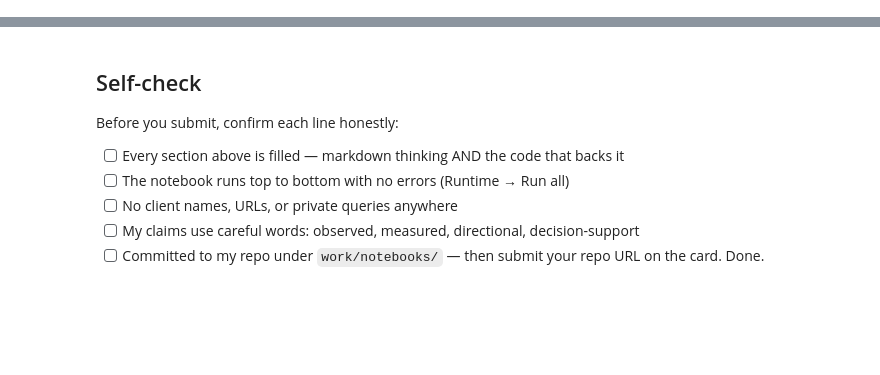
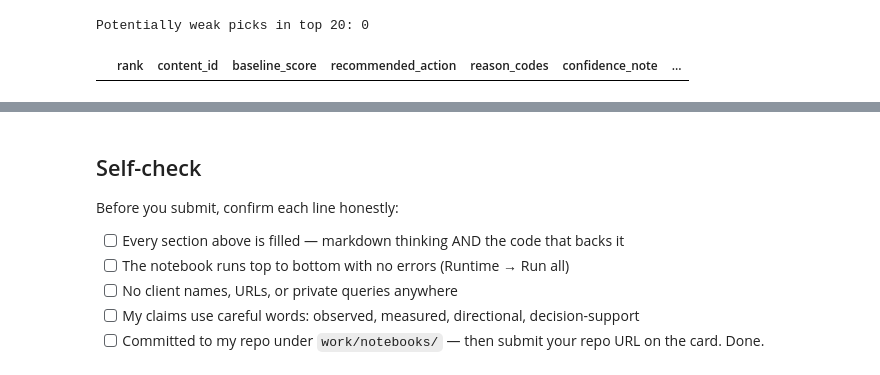
Before and after one commit to nancy121205/flyrank, a Jupyter notebook: work/notebooks/w04_baseline_score.ipynb, the cells around one changed output, grey strips where cells are left out. Cells and saved outputs as stored; diff of their text form; code cells hidden in the pictures; blank space fills up the shorter version.

```diff
--- a/work/notebooks/w04_baseline_score.ipynb
+++ b/work/notebooks/w04_baseline_score.ipynb
@@ -36,0 +340,76 @@ This skeleton is yours to fill. Work the sections **in order** — each one has
+# %%
+
+# Identify potentially weak picks among the top 20.
+weak_pick_mask = (
+    top20["avg_position"].isna()
+    | top20["avg_position"].le(0)
+    | top20["ctr"].isna()
+    | top20["reason_codes"].eq("no_rule_trigger")
+)
+
+weak_picks = top20.loc[weak_pick_mask, review_cols]
+
+print("Potentially weak picks in top 20:", len(weak_picks))
+display(weak_picks)
+
+# Leakage audit: these fields are forbidden as score inputs.
+forbidden_exact = {
+    "content_id",
+    "client_id",
+    "trend_direction",
+    "trend_pct",
+    "is_declining_label",
+    "measurable_opportunity",
+    "needs_ctr_fix",
+    "quick_win",
+    "action_type",
+    "priority_score",
+}
+
+# Explicitly document the score inputs.
+score_inputs = {
+    "impressions_90d",
+    "avg_position",
+    "ctr",
+    "days_since_last_update",
+}
+
+leakage_hits = score_inputs & forbidden_exact
+
+assert not leakage_hits, (
+    f"Forbidden fields found in score inputs: {leakage_hits}"
+)
+
+assert score_inputs.issubset(set(df.columns)), (
+    "At least one score input is missing from the dataframe."
+)
+
+print("Score inputs:", sorted(score_inputs))
+print("Forbidden-field overlap:", leakage_hits)
+print("PASS: no listed label, identifier, or product flag is a score input.")
+
+# Optional proxy evaluation, kept separate from score construction.
+# This label is used only for evaluation, never to rank the pages.
+if "trend_direction" in df.columns:
+    evaluation_labels = (
+        ranked["trend_direction"].eq("down").astype(int)
+    )
+    base_rate = evaluation_labels.mean()
+
+    print(f"\nDecline-proxy base rate: {base_rate:.3f}")
+
+    for k in [20, 50]:
+        if len(ranked) >= k:
+            precision_k = evaluation_labels.head(k).mean()
+            print(
+                f"Precision@{k}: {precision_k:.3f} "
+                f"(proxy-label base rate: {base_rate:.3f})"
+            )
+else:
+    print(
+        "No trend_direction field available; skip proxy evaluation "
+        "until the label is loaded separately."
+    )
+# %% [output]
+Potentially weak picks in top 20: 0
+|  | rank | content_id | baseline_score | recommended_action | reason_codes | confidence_note | ... |
```
Also changed, not shown: parts of 16 cells of this notebook.
